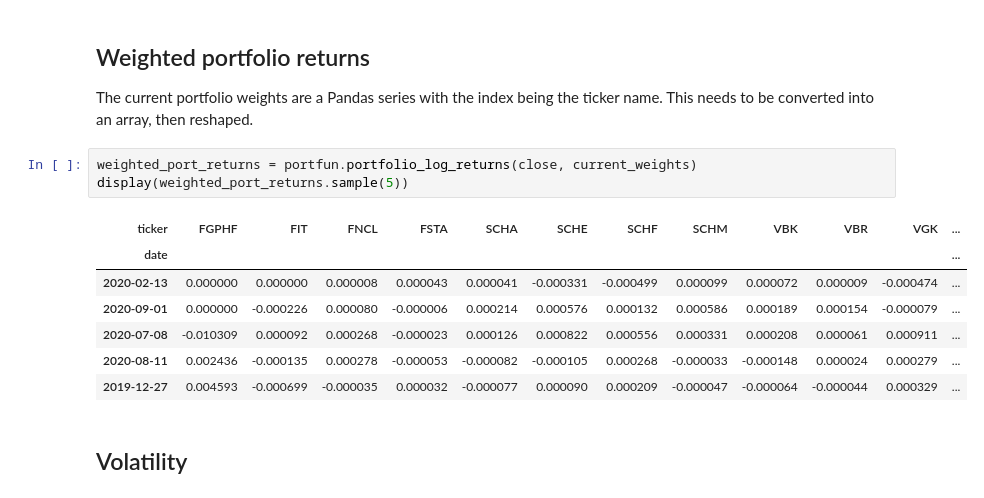
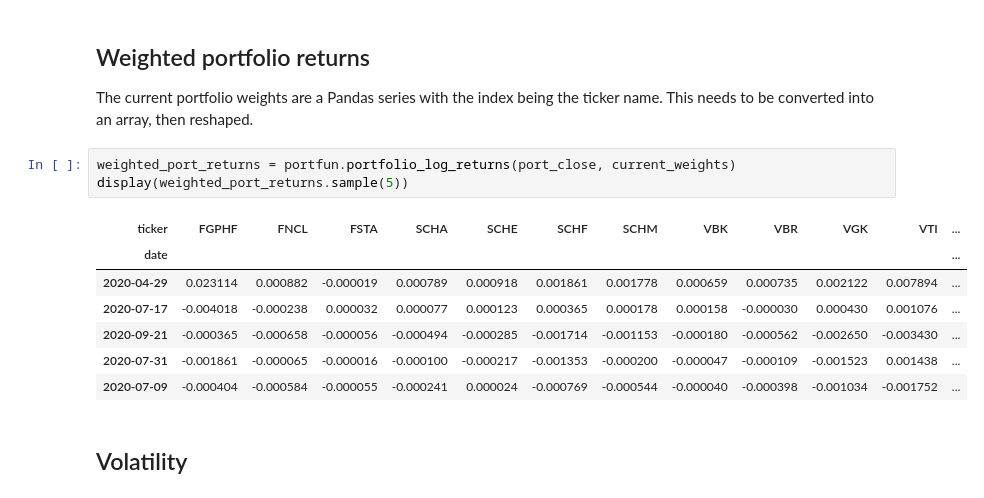
Before and after one commit to nmaiorana/svi-trading-tools, a Jupyter notebook: ameritrade_api.ipynb, the cells around one changed output. Saved outputs shown, nothing was run; the diff lists cells and outputs as text.

Commit message:
Updated some functions to return DataFrame

```diff
--- a/ameritrade_api.ipynb
+++ b/ameritrade_api.ipynb
@@ -392,16 +311,16 @@ display(port_close_monthly.tail(2))
 
 The current portfolio weights are a Pandas series with the index being the ticker name. This needs to be converted into an array, then reshaped.
 # %%
-weighted_port_returns = portfun.portfolio_log_returns(close, current_weights)
+weighted_port_returns = portfun.portfolio_log_returns(port_close, current_weights)
 display(weighted_port_returns.sample(5))
 # %% [output]
-| ticker | FGPHF | FIT | FNCL | FSTA | SCHA | SCHE | SCHF | SCHM | VBK | VBR | VGK | ... |
+| ticker | FGPHF | FNCL | FSTA | SCHA | SCHE | SCHF | SCHM | VBK | VBR | VGK | VTI | ... |
 | date |  |  |  |  |  |  |  |  |  |  |  | ... |
-| 2020-02-13 | 0.000000 | 0.000000 | 0.000008 | 0.000043 | 0.000041 | -0.000331 | -0.000499 | 0.000099 | 0.000072 | 0.000009 | -0.000474 | ... |
-| 2020-09-01 | 0.000000 | -0.000226 | 0.000080 | -0.000006 | 0.000214 | 0.000576 | 0.000132 | 0.000586 | 0.000189 | 0.000154 | -0.000079 | ... |
-| 2020-07-08 | -0.010309 | 0.000092 | 0.000268 | -0.000023 | 0.000126 | 0.000822 | 0.000556 | 0.000331 | 0.000208 | 0.000061 | 0.000911 | ... |
-| 2020-08-11 | 0.002436 | -0.000135 | 0.000278 | -0.000053 | -0.000082 | -0.000105 | 0.000268 | -0.000033 | -0.000148 | 0.000024 | 0.000279 | ... |
-| 2019-12-27 | 0.004593 | -0.000699 | -0.000035 | 0.000032 | -0.000077 | 0.000090 | 0.000209 | -0.000047 | -0.000064 | -0.000044 | 0.000329 | ... |
+| 2020-04-29 | 0.023114 | 0.000882 | -0.000019 | 0.000789 | 0.000918 | 0.001861 | 0.001778 | 0.000659 | 0.000735 | 0.002122 | 0.007894 | ... |
+| 2020-07-17 | -0.004018 | -0.000238 | 0.000032 | 0.000077 | 0.000123 | 0.000365 | 0.000178 | 0.000158 | -0.000030 | 0.000430 | 0.001076 | ... |
+| 2020-09-21 | -0.000365 | -0.000658 | -0.000056 | -0.000494 | -0.000285 | -0.001714 | -0.001153 | -0.000180 | -0.000562 | -0.002650 | -0.003430 | ... |
+| 2020-07-31 | -0.001861 | -0.000065 | -0.000016 | -0.000100 | -0.000217 | -0.001353 | -0.000200 | -0.000047 | -0.000109 | -0.001523 | 0.001438 | ... |
+| 2020-07-09 | -0.000404 | -0.000584 | -0.000055 | -0.000241 | 0.000024 | -0.000769 | -0.000544 | -0.000040 | -0.000398 | -0.001034 | -0.001752 | ... |
 # %% [markdown]
 ## Volatility
 # %%
```
Also changed, not shown: parts of 8 cells of this notebook, 1 other file.
